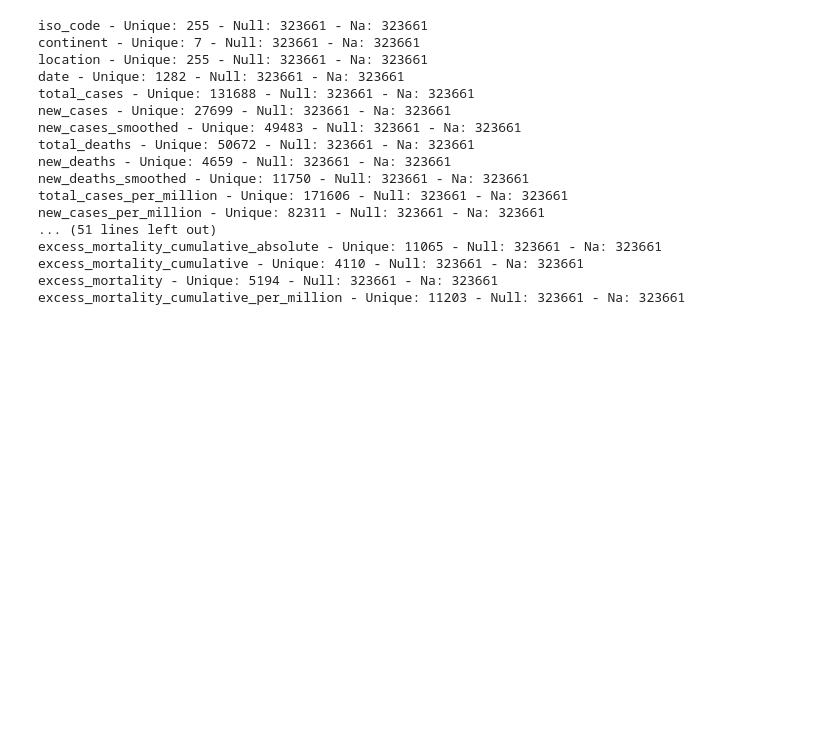
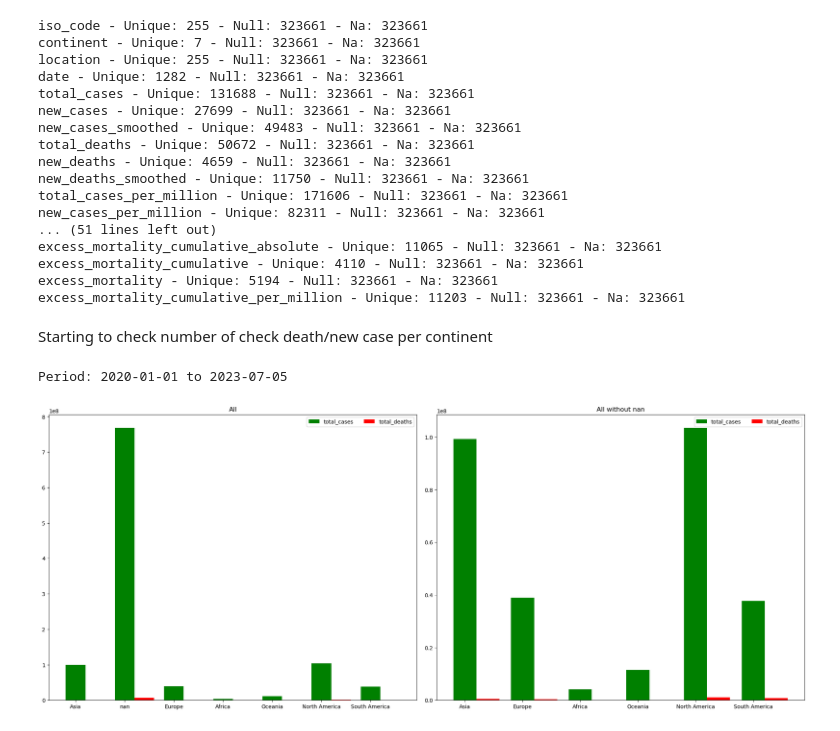
Before and after one commit to antoninchafiol/CoviEDA, a Jupyter notebook: notebook.ipynb, the cells around one changed output. Cells and saved outputs as stored; diff of their text form; code cells hidden in the pictures; blank space fills up the shorter version.

Commit message:
Check of nan as continent

```diff
--- a/notebook.ipynb
+++ b/notebook.ipynb
@@ -9,5 +9,5 @@ CPU times: total: 0 ns
 Wall time: 0 ns
 # %%
 file = 'dataset/owid-covid-data.csv'
-p = pd.read_csv(file)
+df = pd.read_csv(file)
 # %%
@@ -63,3 +63,45 @@ excess_mortality_cumulative_absolute - Unique: 11065 - Null: 323661 - Na: 323661
 excess_mortality_cumulative - Unique: 4110 - Null: 323661 - Na: 323661
 excess_mortality - Unique: 5194 - Null: 323661 - Na: 323661
 excess_mortality_cumulative_per_million - Unique: 11203 - Null: 323661 - Na: 323661
+# %% [markdown]
+Starting to check number of check death/new case per continent
+# %%
+print('Period: {} to {}'.format(df['date'].min(),df['date'].max()))
+
+continents = []
+total_cases = []
+total_deaths = []
+
+for i in df['continent'].unique():
+    dff = df.set_index('continent')
+    # dff['total_cases'] = dff['total_cases'].astype(int)
+    # dff['total_deaths'] = dff['total_deaths'].astype(int)
+    continents.append(i)
+    total_cases.append(dff.loc[i]['total_cases'].max().astype(int))
+    total_deaths.append(dff.loc[i]['total_deaths'].max().astype(int))
+# %% [output]
+Period: 2020-01-01 to 2023-07-05
+# %%
+plt.rcParams['figure.figsize'] = [20, 8]
+plt.rcParams['figure.dpi'] = 100
+
+x = np.arange(len(continents))
+fig, (a1, a2) = plt.subplots(1,2,layout='constrained')
+a1.bar(x, total_cases, color='green', align='center', width=0.4, label='total_cases')
+a1.bar(x + 0.4, total_deaths, color='red', align='center', width=0.4, label='total_deaths')
+a1.set_xticks(x, continents)
+a1.legend(loc='upper right', ncols=2)
+a1.set_title('All')
+
+continents.pop(1)
+total_cases.pop(1)
+total_deaths.pop(1)
+x = np.arange(len(continents))
+a2.bar(x, total_cases, color='green', align='center', width=0.4, label='total_cases')
+a2.bar(x + 0.4, total_deaths, color='red', align='center', width=0.4, label='total_deaths')
+a2.set_xticks(x, continents)
+a2.legend(loc='upper right', ncols=2)
+a2.set_title('All without nan')
+plt.show()
+# %% [output]
+[figure, added]
```
Also changed, not shown: parts of 7 cells of this notebook.
